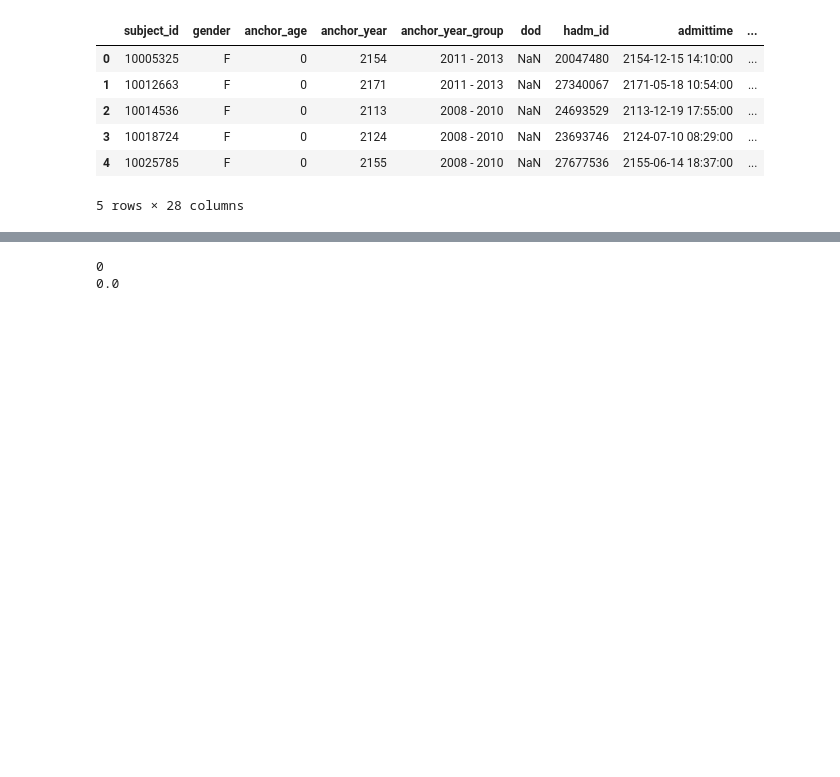
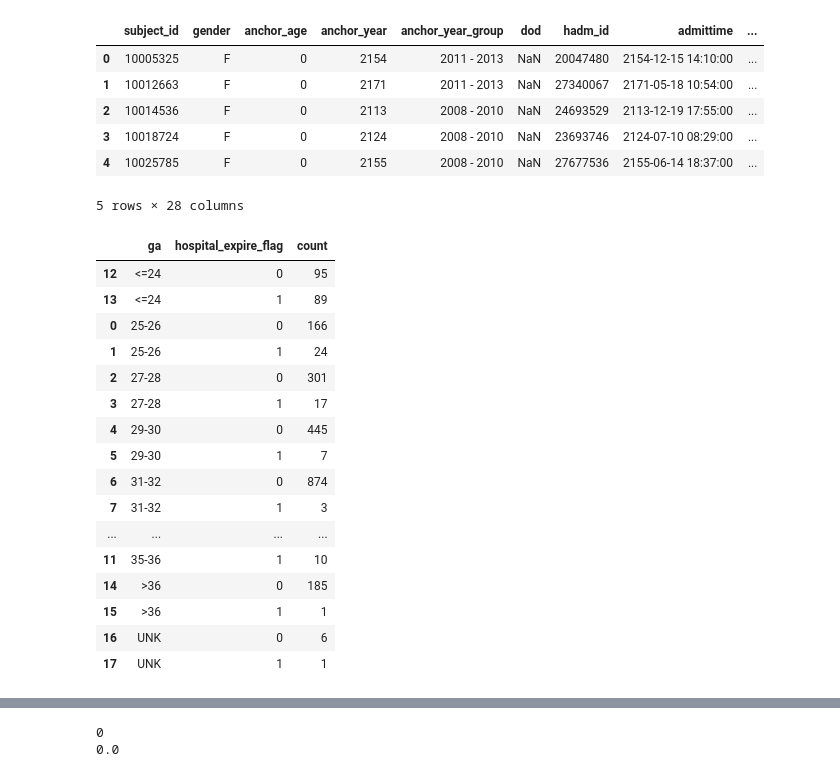
Before and after one commit to irith-kat/NICU-MP, a Jupyter notebook: initial_analysis.ipynb, the cells around one changed output, grey strips where cells are left out. Cells and saved outputs as stored; diff of their text form; code cells hidden in the pictures; blank space fills up the shorter version.

```diff
--- a/initial_analysis.ipynb
+++ b/initial_analysis.ipynb
@@ -111,11 +110,11 @@ Name: count, dtype: int64
 ga_map = {
     10: {
         'P0720': 'UNK',
-        'P0721': '<23',
-        'P0722': '23',
-        'P0723': '24',
-        'P0724': '25',
-        'P0725': '26',
+        'P0721': '<=24',
+        'P0722': '<=24',
+        'P0723': '<=24',
+        'P0724': '25-26',
+        'P0725': '25-26',
         'P0726': '27-28',
         'P0730': 'UNK',
         'P0731': '27-28',
@@ -130,8 +129,8 @@ ga_map = {
     },
     9: {
         '76520': 'UNK',
-        '76521': '<24',
-        '76522': '24',
+        '76521': '<=24',
+        '76522': '<=24',
         '76523': '25-26',
         '76524': '27-28',
         '76525': '29-30',
@@ -141,6 +140,17 @@ ga_map = {
         '76529': '>36',
     }
 }
+ga = [
+    '<=24',
+    '25-26',
+    '27-28',
+    '29-30',
+    '31-32',
+    '33-34',
+    '35-36',
+    '>36',
+    'UNK'
+]
 # %%
 bw_map = {
     10: {
@@ -248,0 +243,24 @@ final_cohort_ga_bw.head()
+# %%
+ga_outcome_counts = final_cohort_ga_bw.groupby(['ga', 'hospital_expire_flag']).size().reset_index(name='count')
+ga_outcome_counts['ga'] = pd.Categorical(ga_outcome_counts['ga'], categories=ga, ordered=True)
+ga_outcome_counts['hospital_expire_flag'] = pd.Categorical(ga_outcome_counts['hospital_expire_flag'], categories=[0,1], ordered=True)
+ga_outcome_counts = ga_outcome_counts.sort_values(['ga','hospital_expire_flag'])
+ga_outcome_counts
+# %% [output]
+|  | ga | hospital_expire_flag | count |
+| 12 | <=24 | 0 | 95 |
+| 13 | <=24 | 1 | 89 |
+| 0 | 25-26 | 0 | 166 |
+| 1 | 25-26 | 1 | 24 |
+| 2 | 27-28 | 0 | 301 |
+| 3 | 27-28 | 1 | 17 |
+| 4 | 29-30 | 0 | 445 |
+| 5 | 29-30 | 1 | 7 |
+| 6 | 31-32 | 0 | 874 |
+| 7 | 31-32 | 1 | 3 |
+| ... | ... | ... | ... |
+| 11 | 35-36 | 1 | 10 |
+| 14 | >36 | 0 | 185 |
+| 15 | >36 | 1 | 1 |
+| 16 | UNK | 0 | 6 |
+| 17 | UNK | 1 | 1 |
```
Also changed, not shown: parts of 11 cells of this notebook.
